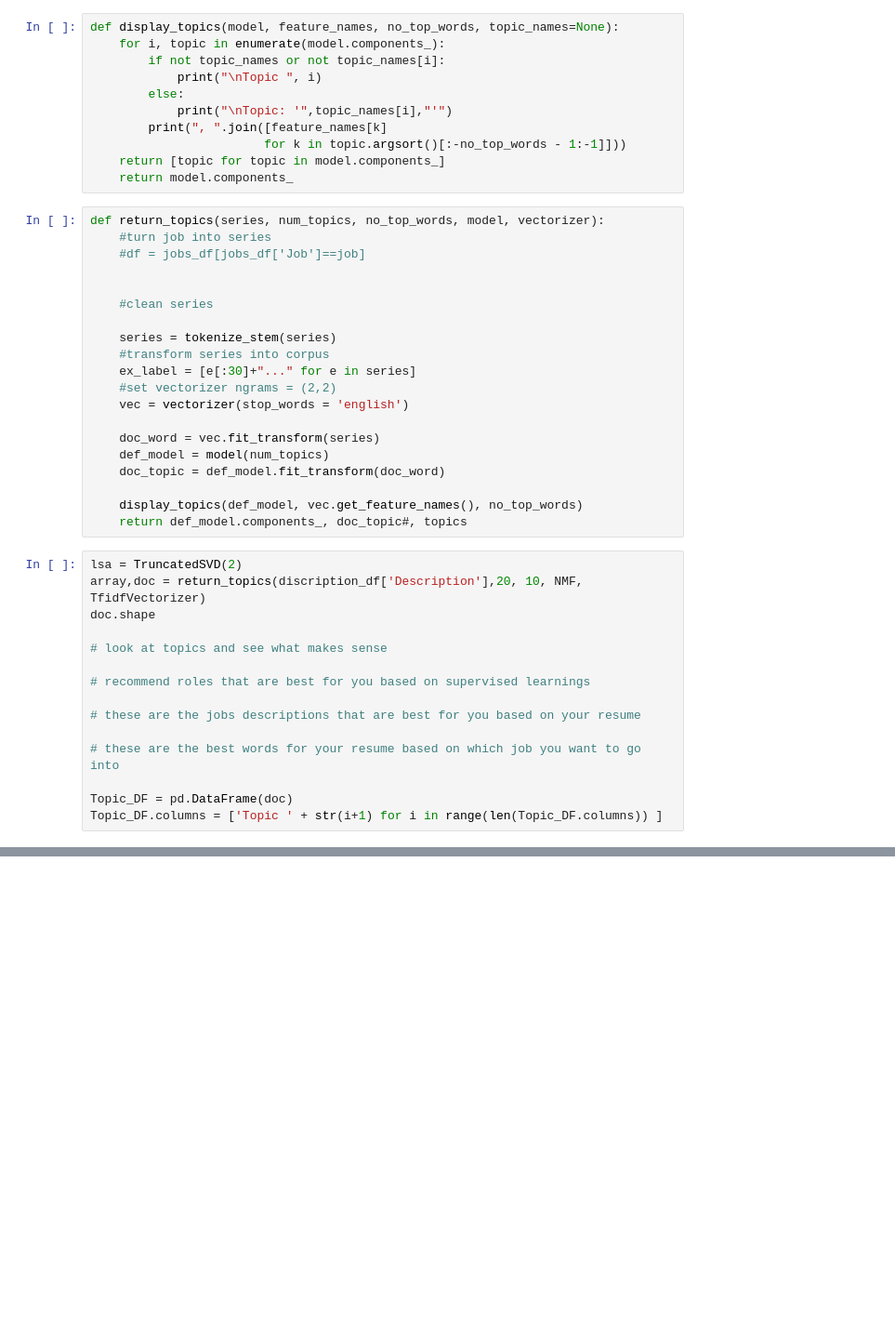
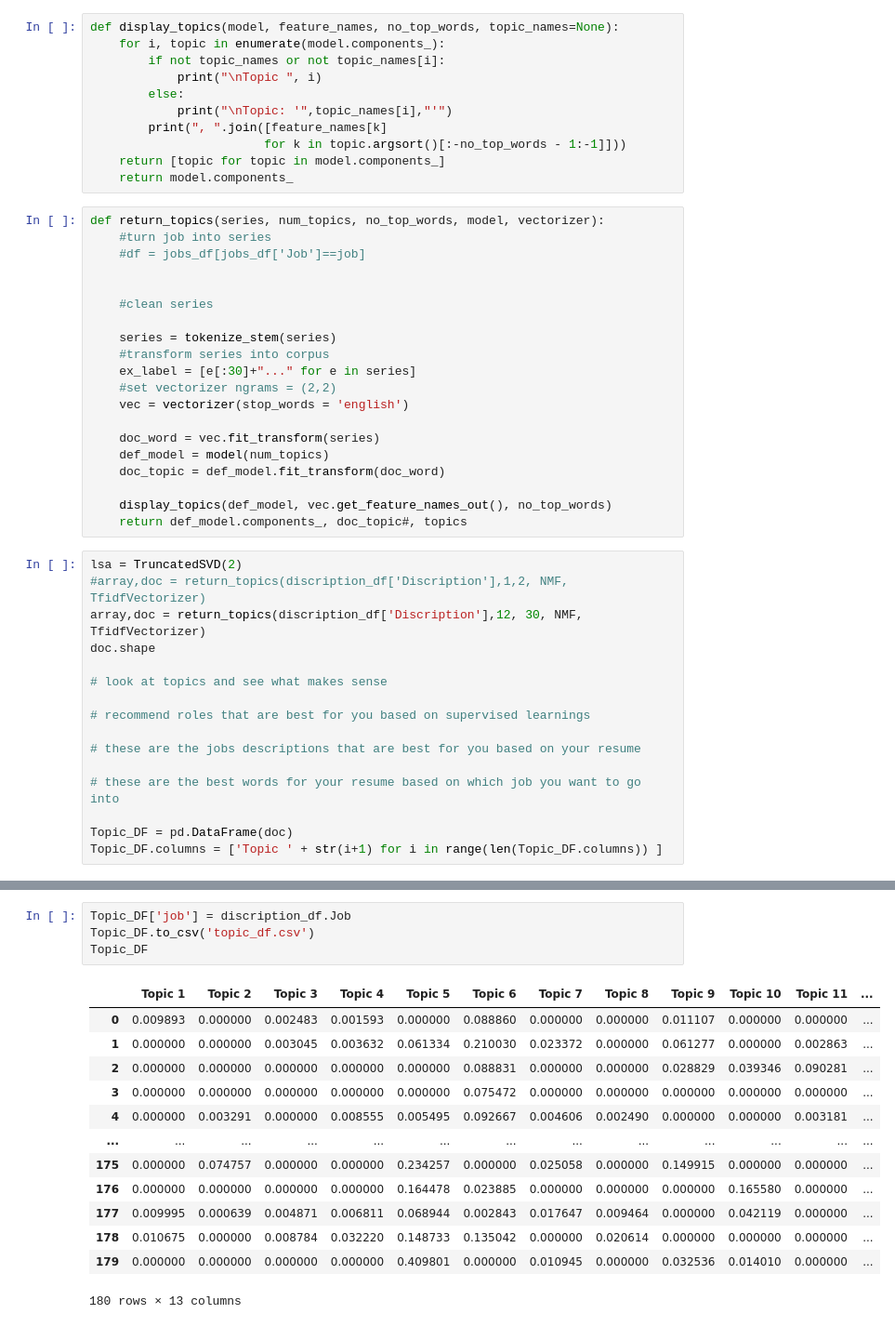
Before and after one commit to Tadiam/JobPosts, a Jupyter notebook: Adiam/datacleanings.ipynb, the cells around one changed output, grey strips where cells are left out. Shown: that part at 93% size. Saved outputs shown, nothing was run; the diff lists cells and outputs as text; blank space fills up the shorter version.

```diff
--- a/Adiam/datacleanings.ipynb
+++ b/Adiam/datacleanings.ipynb
@@ -95,11 +95,12 @@ def return_topics(series, num_topics, no_top_words, model, vectorizer):
     def_model = model(num_topics)
     doc_topic = def_model.fit_transform(doc_word)
 
-    display_topics(def_model, vec.get_feature_names(), no_top_words)
+    display_topics(def_model, vec.get_feature_names_out(), no_top_words)
     return def_model.components_, doc_topic#, topics
 # %%
 lsa = TruncatedSVD(2)
-array,doc = return_topics(discription_df['Description'],20, 10, NMF, TfidfVectorizer)
+#array,doc = return_topics(discription_df['Discription'],1,2, NMF, TfidfVectorizer)
+array,doc = return_topics(discription_df['Discription'],12, 30, NMF, TfidfVectorizer)
 doc.shape
 
 # look at topics and see what makes sense
@@ -116,0 +134,18 @@ NameError: name 'TruncatedSVD' is not defined
+# %%
+Topic_DF['job'] = discription_df.Job
+Topic_DF.to_csv('topic_df.csv')
+Topic_DF
+# %% [output]
+|  | Topic 1 | Topic 2 | Topic 3 | Topic 4 | Topic 5 | Topic 6 | Topic 7 | Topic 8 | Topic 9 | Topic 10 | Topic 11 | ... |
+| 0 | 0.009893 | 0.000000 | 0.002483 | 0.001593 | 0.000000 | 0.088860 | 0.000000 | 0.000000 | 0.011107 | 0.000000 | 0.000000 | ... |
+| 1 | 0.000000 | 0.000000 | 0.003045 | 0.003632 | 0.061334 | 0.210030 | 0.023372 | 0.000000 | 0.061277 | 0.000000 | 0.002863 | ... |
+| 2 | 0.000000 | 0.000000 | 0.000000 | 0.000000 | 0.000000 | 0.088831 | 0.000000 | 0.000000 | 0.028829 | 0.039346 | 0.090281 | ... |
+| 3 | 0.000000 | 0.000000 | 0.000000 | 0.000000 | 0.000000 | 0.075472 | 0.000000 | 0.000000 | 0.000000 | 0.000000 | 0.000000 | ... |
+| 4 | 0.000000 | 0.003291 | 0.000000 | 0.008555 | 0.005495 | 0.092667 | 0.004606 | 0.002490 | 0.000000 | 0.000000 | 0.003181 | ... |
+| ... | ... | ... | ... | ... | ... | ... | ... | ... | ... | ... | ... | ... |
+| 175 | 0.000000 | 0.074757 | 0.000000 | 0.000000 | 0.234257 | 0.000000 | 0.025058 | 0.000000 | 0.149915 | 0.000000 | 0.000000 | ... |
+| 176 | 0.000000 | 0.000000 | 0.000000 | 0.000000 | 0.164478 | 0.023885 | 0.000000 | 0.000000 | 0.000000 | 0.165580 | 0.000000 | ... |
+| 177 | 0.009995 | 0.000639 | 0.004871 | 0.006811 | 0.068944 | 0.002843 | 0.017647 | 0.009464 | 0.000000 | 0.042119 | 0.000000 | ... |
+| 178 | 0.010675 | 0.000000 | 0.008784 | 0.032220 | 0.148733 | 0.135042 | 0.000000 | 0.020614 | 0.000000 | 0.000000 | 0.000000 | ... |
+| 179 | 0.000000 | 0.000000 | 0.000000 | 0.000000 | 0.409801 | 0.000000 | 0.010945 | 0.000000 | 0.032536 | 0.014010 | 0.000000 | ... |
+180 rows × 13 columns
```
Also changed, not shown: parts of 4 cells of this notebook, 9 other files.
